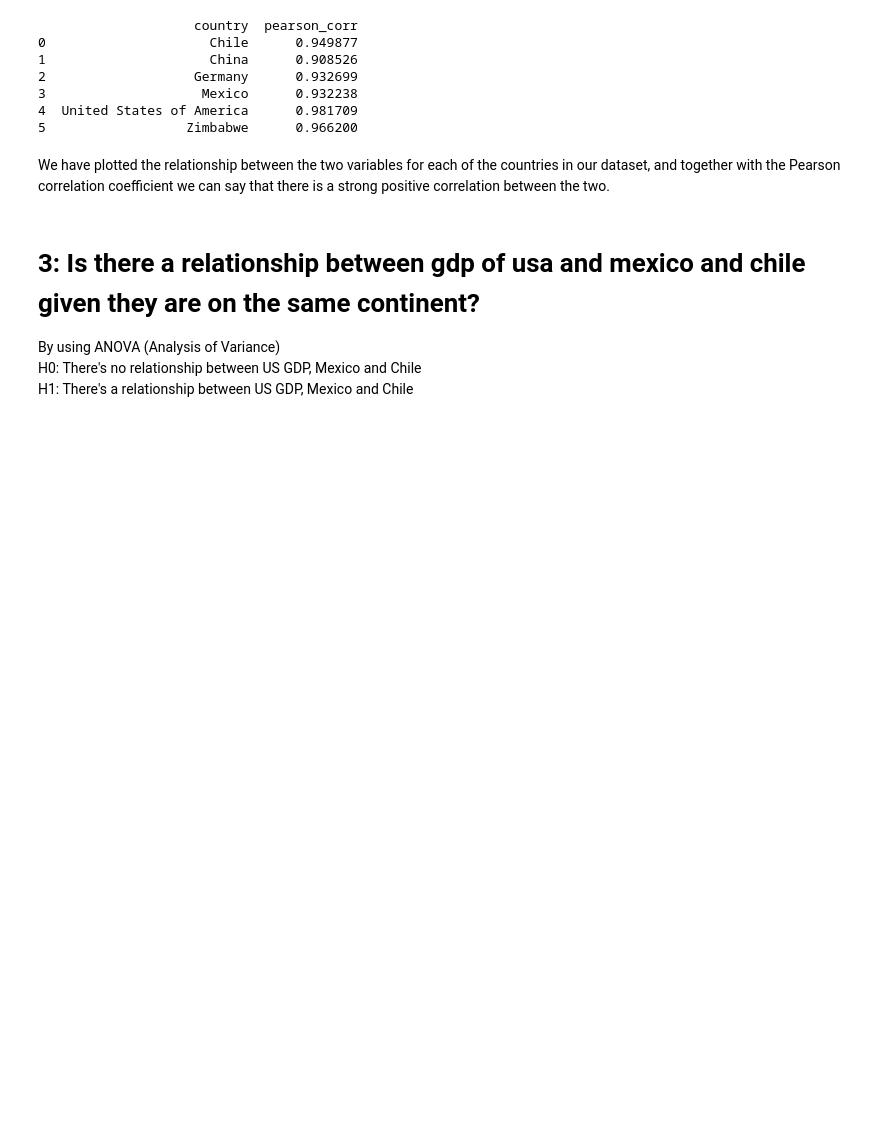
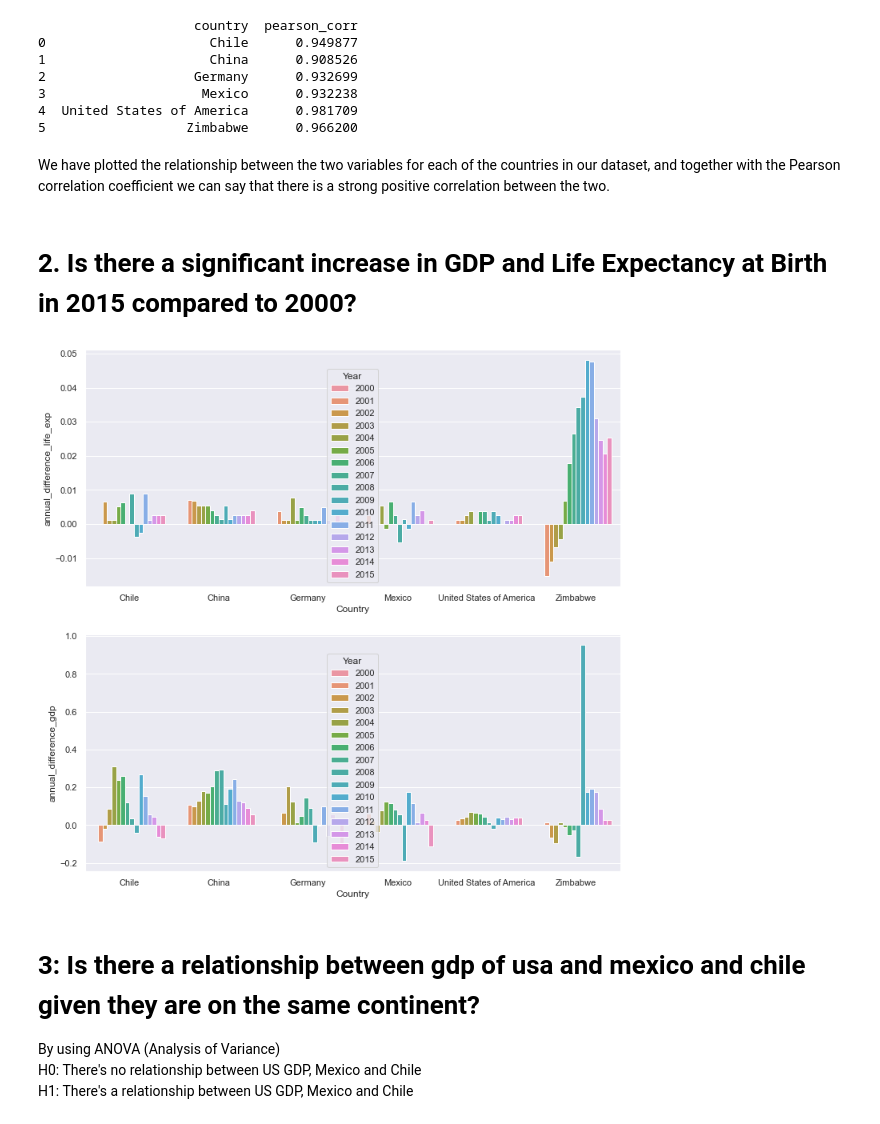
Before and after one commit to tiramisubunny/life_expectancy_gdp_group_project, a Jupyter notebook: life_expectancy_gdp.ipynb, the cells around one changed output. Cells and saved outputs as stored; diff of their text form; code cells hidden in the pictures; blank space fills up the shorter version.

```diff
--- a/life_expectancy_gdp.ipynb
+++ b/life_expectancy_gdp.ipynb
@@ -217,6 +217,46 @@ print(df_corr_gdp_leab)
 5                  Zimbabwe      0.966200
 # %% [markdown]
 We have plotted the relationship between the two variables for each of the countries in our dataset, and together with the Pearson correlation coefficient we can say that there is a strong positive correlation between the two.
+# %% [markdown]
+# 2. Is there a significant increase in GDP and Life Expectancy at Birth in 2015 compared to 2000?
+# %%
+# calulate annual difference of life expectancy and gdp of China
+# create cloumn T-1 of gdp and life expectancy
+gdp_data = gdp_data.rename(columns={'Life expectancy at birth (years)': 'life_exp'})
+gdp_data['life_exp_t1'] = gdp_data['life_exp'].shift(1)
+gdp_data['GDP_t1'] = gdp_data['GDP'].shift(1)
+
+# set gdp data and life expectancy in the year 2000 to 0 in column T-1
+def change_2000_gdp(df):
+    if df['Year'] == 2000:
+        return 0
+    else:
+        return df['GDP_t1']
+
+def change_2000_life(df):
+    if df['Year'] == 2000:
+        return 0
+    else:
+        return df['life_exp_t1']
+
+gdp_data['GDP_t1'] = gdp_data.apply(change_2000_gdp, axis=1)
+gdp_data['life_exp_t1'] = gdp_data.apply(change_2000_life, axis=1)
+
+# calculate the annual difference of gdp and life expectancy
+
+gdp_data['annual_difference_life_exp'] = (gdp_data['life_exp'] - gdp_data['life_exp_t1'])/ gdp_data['life_exp_t1']
+gdp_data['annual_difference_gdp'] = (gdp_data['GDP'] - gdp_data['GDP_t1'])/ gdp_data['GDP_t1']
+
+#
+# plt.clf()
+fig, axs = plt.subplots(2, figsize=(12,12))
+
+#gdp_data_no_zimbabwe = gdp_data[gdp_data['Country'] != 'Zimbabwe']
+sns.barplot(ax= axs[0], data= gdp_data, x= 'Country', y = 'annual_difference_life_exp', hue = 'Year')
+sns.barplot(ax = axs[1], data= gdp_data, x= 'Country', y = 'annual_difference_gdp', hue = 'Year')
+plt.show()
+# %% [output]
+[figure, added]
 # %% [markdown]
 # 3: Is there a relationship between gdp of usa and mexico and chile given they are on the same continent?
 By using ANOVA (Analysis of Variance) <br>
```
